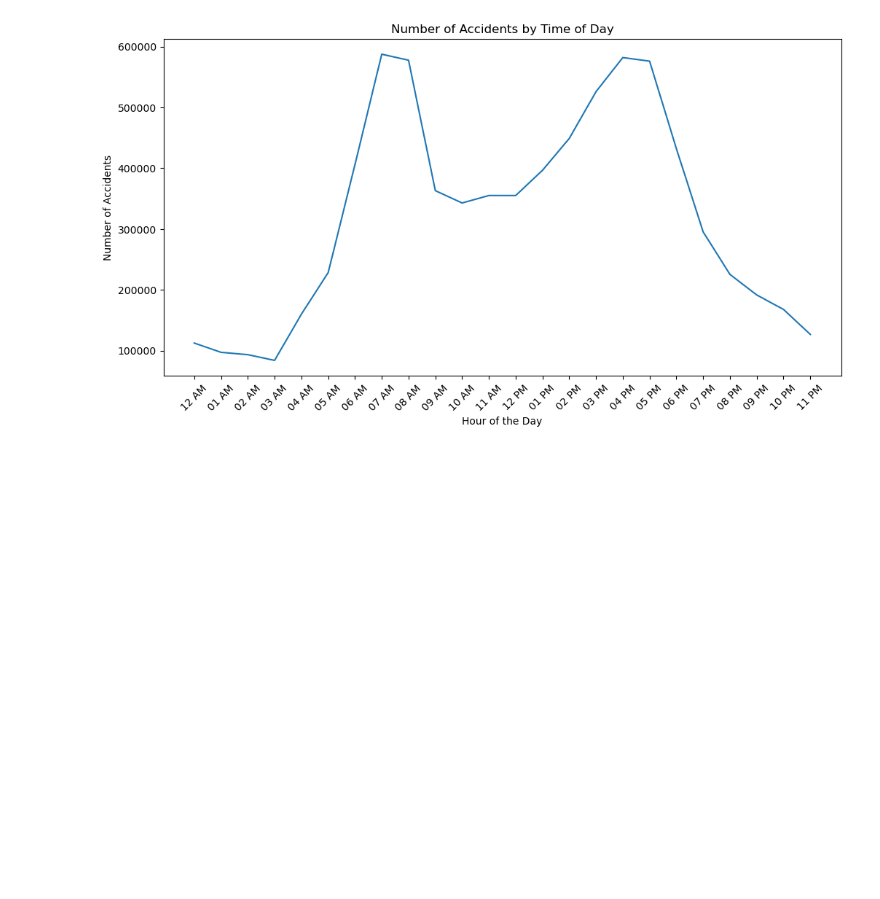
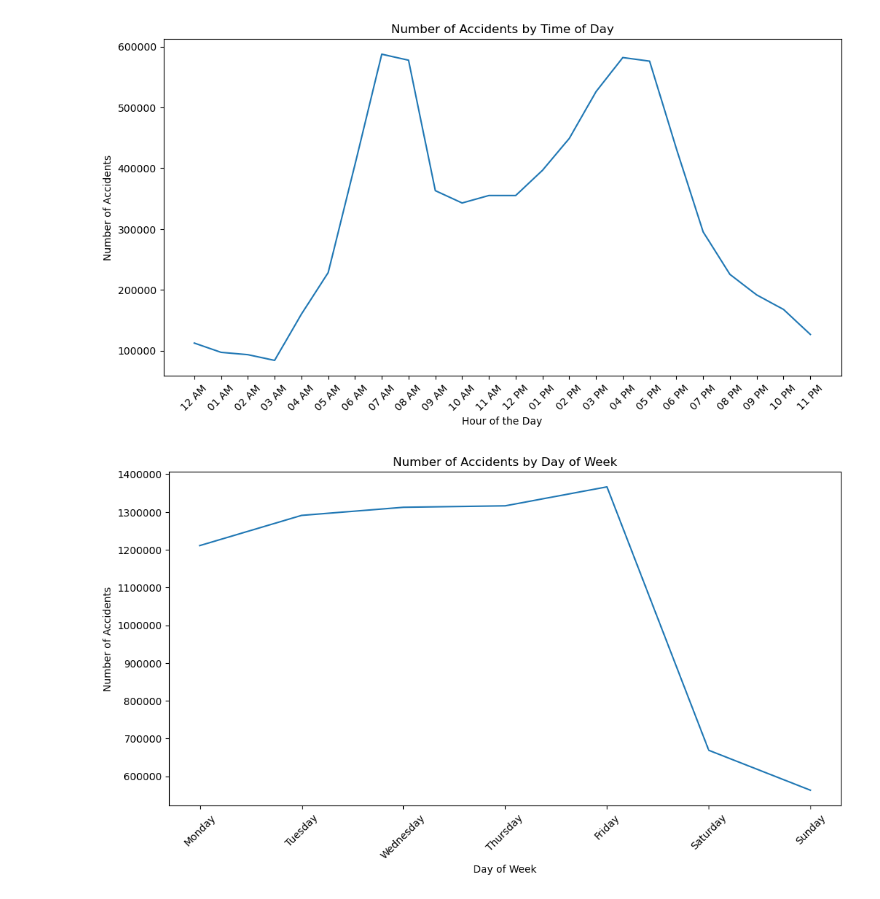
Before and after one commit to melissa236/ORIE3120, a Jupyter notebook: Final_Project.ipynb, the cells around one changed output. Cells and saved outputs as stored; diff of their text form; code cells hidden in the pictures; blank space fills up the shorter version.

```diff
--- a/Final_Project.ipynb
+++ b/Final_Project.ipynb
@@ -107,2 +134,19 @@ plt.show()
 # %% [output]
 [figure]
+# %%
+days_of_week = ['Monday', 'Tuesday', 'Wednesday', 'Thursday', 'Friday', 'Saturday', 'Sunday']
+df2 = pd.DataFrame(list(accidents_per_day.items()), columns = ["Day", "Count"])
+df2['Day'] = pd.Categorical(df2['Day'], categories = days_of_week, ordered = True )
+df2 = df2.sort_values('Day')
+plt.figure(figsize = (12,6))
+plt.plot(df2['Day'], df2['Count'])
+plt.xlabel("Day of Week")
+plt.ylabel("Number of Accidents")
+plt.title("Number of Accidents by Day of Week")
+plt.xticks(rotation = 45)
+plt.ticklabel_format(style='plain', axis='y')
+
+
+plt.savefig("accidents_by_week", dpi = 300)
+# %% [output]
+[figure, added]
```
Also changed, not shown: parts of 7 cells of this notebook, 3 other files.
